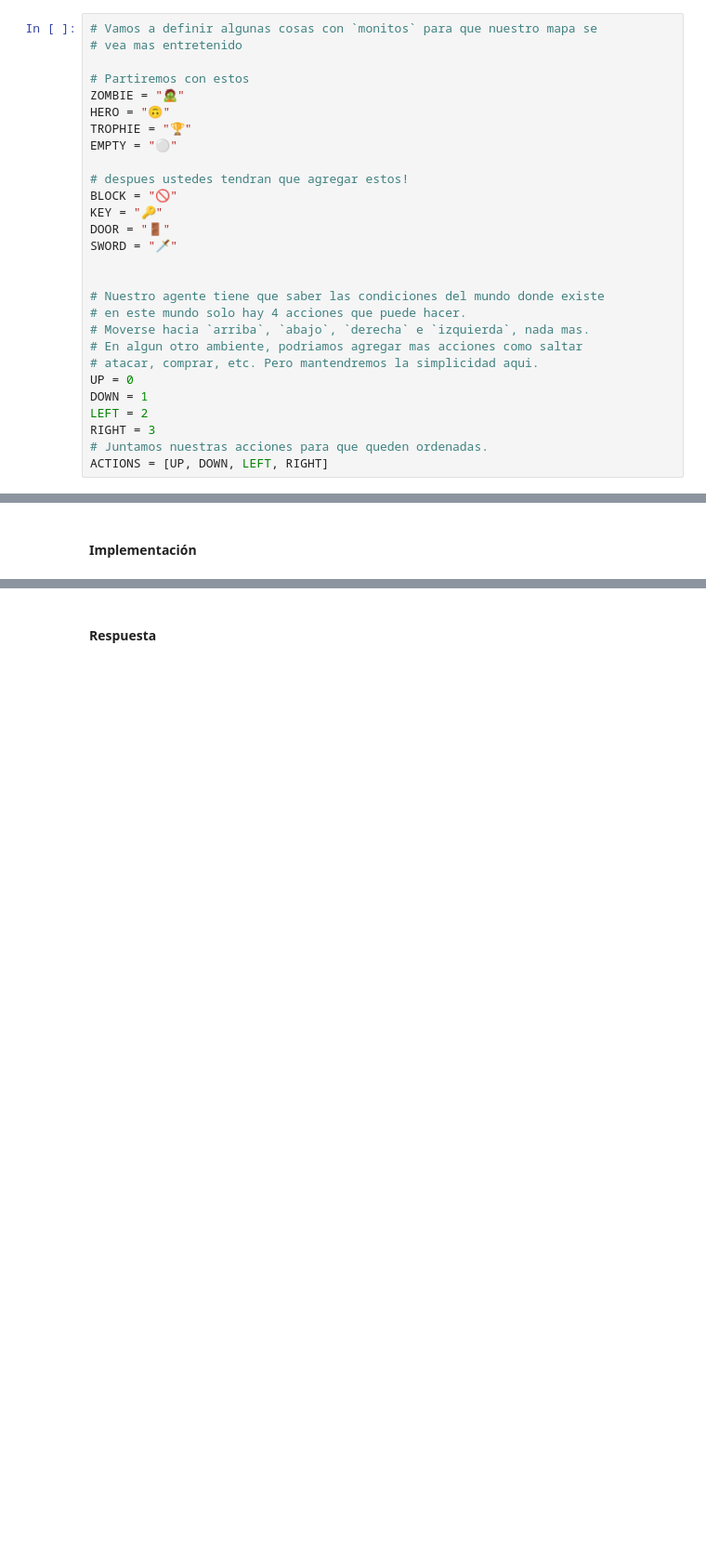
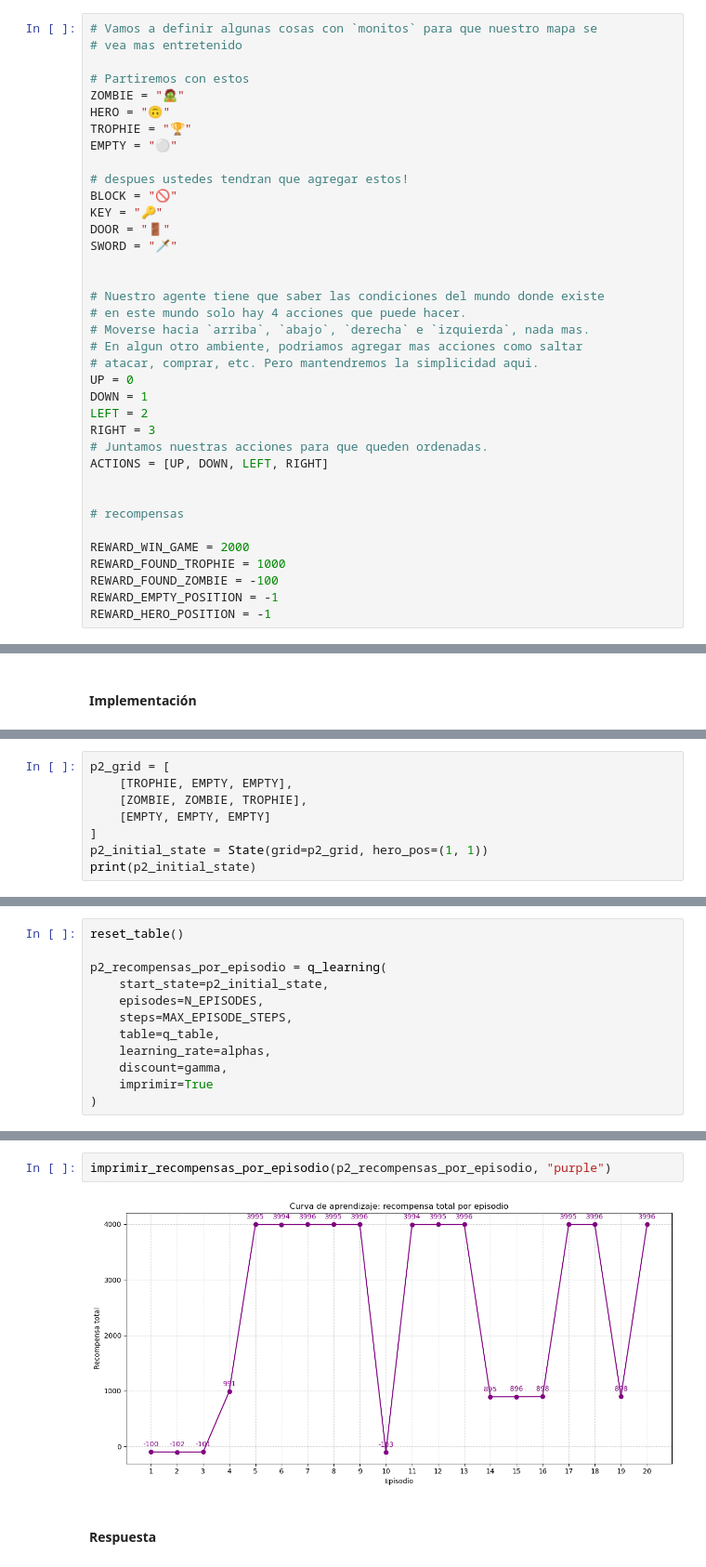
Before and after one commit to mborquezb/cc66m-1-evolutionary-algorithms, a Jupyter notebook: labs/implementations/01-q-learning/cc6mm-grupo5-lab1.ipynb, the cells around one changed output, grey strips where cells are left out. Shown at 93% size. Drawn from its saved outputs; the diff is of its cells as text; blank space fills up the shorter version.

```diff
--- a/labs/implementations/01-q-learning/cc6mm-grupo5-lab1.ipynb
+++ b/labs/implementations/01-q-learning/cc6mm-grupo5-lab1.ipynb
@@ -81,6 +81,15 @@ LEFT = 2
 RIGHT = 3
 # Juntamos nuestras acciones para que queden ordenadas.
 ACTIONS = [UP, DOWN, LEFT, RIGHT]
+
+
+# recompensas
+
+REWARD_WIN_GAME = 2000
+REWARD_FOUND_TROPHIE = 1000
+REWARD_FOUND_ZOMBIE = -100
+REWARD_EMPTY_POSITION = -1
+REWARD_HERO_POSITION = -1
 # %% [markdown]
 ## Mapa: Clase `Gid`
 # %%
@@ -1062,0 +1151,8 @@ Completa la clase `State` para implementar este funcionamiento.
+# %%
+p2_grid = [
+    [TROPHIE, EMPTY, EMPTY],
+    [ZOMBIE, ZOMBIE, TROPHIE],
+    [EMPTY, EMPTY, EMPTY]
+]
+p2_initial_state = State(grid=p2_grid, hero_pos=(1, 1))
+print(p2_initial_state)
@@ -1062,0 +1166,12 @@ Completa la clase `State` para implementar este funcionamiento.
+# %%
+reset_table()
+
+p2_recompensas_por_episodio = q_learning(
+    start_state=p2_initial_state,
+    episodes=N_EPISODES,
+    steps=MAX_EPISODE_STEPS,
+    table=q_table,
+    learning_rate=alphas,
+    discount=gamma,
+    imprimir=True
+)
@@ -1063,3 +1232,7 @@ Completa la clase `State` para implementar este funcionamiento.
+# %%
+imprimir_recompensas_por_episodio(p2_recompensas_por_episodio, "purple")
+# %% [output]
+[figure, added]
 # %% [markdown]
 #### Respuesta
 # %% [markdown]
```
Also changed, not shown: parts of 18 cells of this notebook, 1 other file.
